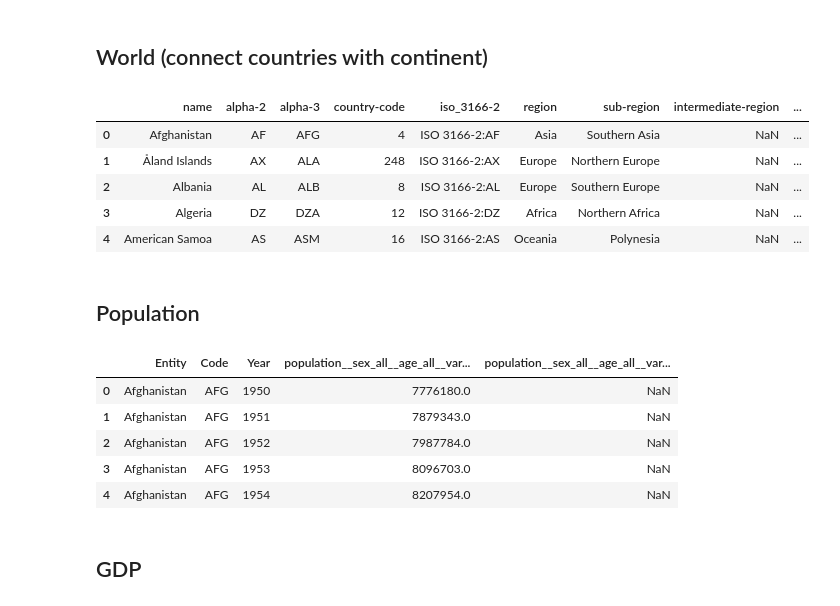
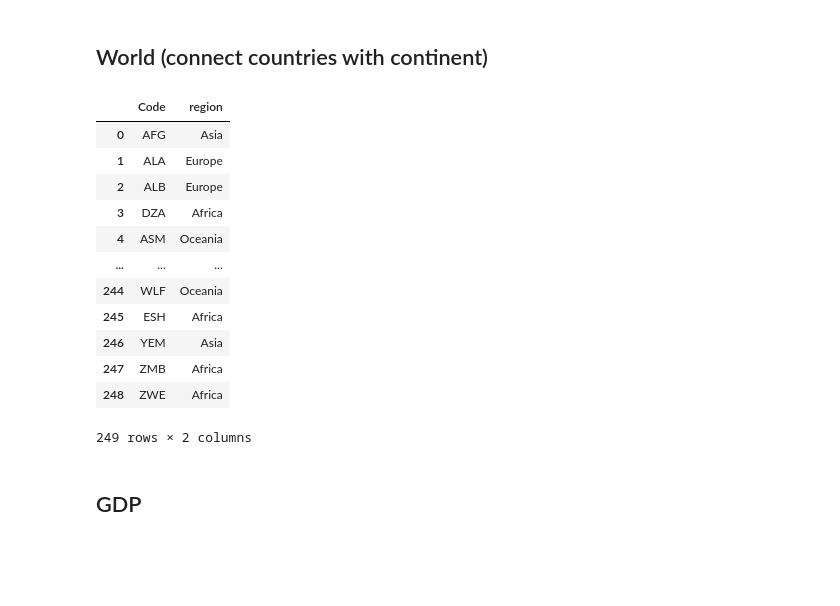
Before and after one commit to william-toscani/Data_Visualization_Project, a Jupyter notebook: Data_Viz_Project.ipynb, the cells around one changed output. Cells and saved outputs as stored; diff of their text form; code cells hidden in the pictures; blank space fills up the shorter version.

```diff
--- a/Data_Viz_Project.ipynb
+++ b/Data_Viz_Project.ipynb
@@ -31,39 +60,31 @@ import plotly.graph_objects as go
 # %% [markdown]
 ## World (connect countries with continent)
 # %%
-url = "https://raw.githubusercontent.com/lukes/ISO-3166-Countries-with-Regional-Codes/master/all/all.csv"
+world_raw = pd.read_csv("https://raw.githubusercontent.com/lukes/ISO-3166-Countries-with-Regional-Codes/master/all/all.csv")
+world_raw.rename(columns={'alpha-3': 'Code'}, inplace=True)
+#display(world_raw.head())
+#display(world_raw.columns)
 
-world_df = pd.read_csv(url)
 
-display(world_df.head())
+world_clean = sql("""
+SELECT Code, region FROM world_raw
+""")
+
+display(world_clean)
 # %% [output]
-|  | name | alpha-2 | alpha-3 | country-code | iso_3166-2 | region | sub-region | intermediate-region | ... |
-| 0 | Afghanistan | AF | AFG | 4 | ISO 3166-2:AF | Asia | Southern Asia | NaN | ... |
-| 1 | Åland Islands | AX | ALA | 248 | ISO 3166-2:AX | Europe | Northern Europe | NaN | ... |
-| 2 | Albania | AL | ALB | 8 | ISO 3166-2:AL | Europe | Southern Europe | NaN | ... |
-| 3 | Algeria | DZ | DZA | 12 | ISO 3166-2:DZ | Africa | Northern Africa | NaN | ... |
-| 4 | American Samoa | AS | ASM | 16 | ISO 3166-2:AS | Oceania | Polynesia | NaN | ... |
+|  | Code | region |
+| 0 | AFG | Asia |
+| 1 | ALA | Europe |
+| 2 | ALB | Europe |
+| 3 | DZA | Africa |
+| 4 | ASM | Oceania |
+| ... | ... | ... |
+| 244 | WLF | Oceania |
+| 245 | ESH | Africa |
+| 246 | YEM | Asia |
+| 247 | ZMB | Africa |
+| 248 | ZWE | Africa |
+249 rows × 2 columns
-# %% [markdown]
-## Population
-# %%
-pop_df = pd.read_csv("https://ourworldindata.org/grapher/population-with-un-projections.csv?v=1&csvType=full&useColumnShortNames=true", storage_options = {'User-Agent': 'Our World In Data data fetch/1.0'})
-pop_metadata = requests.get("https://ourworldindata.org/grapher/population-with-un-projections.metadata.json?v=1&csvType=full&useColumnShortNames=true").json()
-
-display(pop_df.head())
-#display(pop_metadata)
-#display(pop_df.info())
-#display(pop_df.describe())
-#display(pop_df.columns)
-#display(pop_df.shape)
-#display(pop_df.dtypes)
-#display(pop_df.isnull().sum())
-# %% [output]
-|  | Entity | Code | Year | population__sex_all__age_all__var... | population__sex_all__age_all__var... |
-| 0 | Afghanistan | AFG | 1950 | 7776180.0 | NaN |
-| 1 | Afghanistan | AFG | 1951 | 7879343.0 | NaN |
-| 2 | Afghanistan | AFG | 1952 | 7987784.0 | NaN |
-| 3 | Afghanistan | AFG | 1953 | 8096703.0 | NaN |
-| 4 | Afghanistan | AFG | 1954 | 8207954.0 | NaN |
 # %% [markdown]
 ## GDP
 # %%
```
Also changed, not shown: parts of 6 cells of this notebook.
